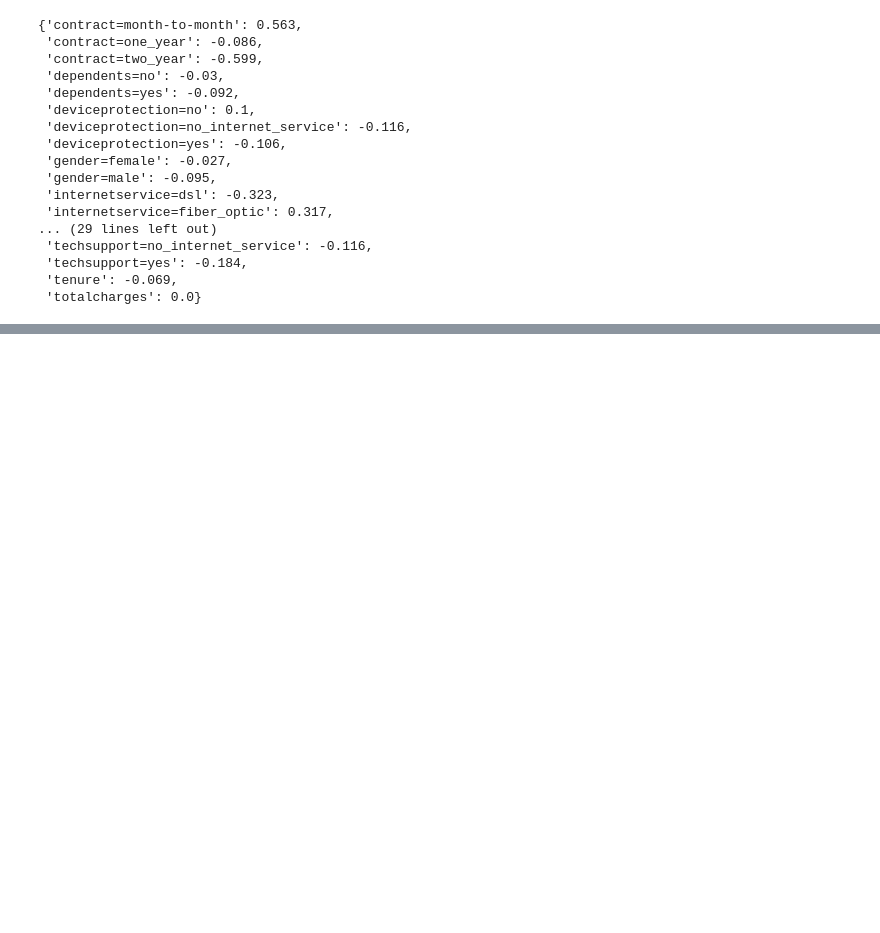
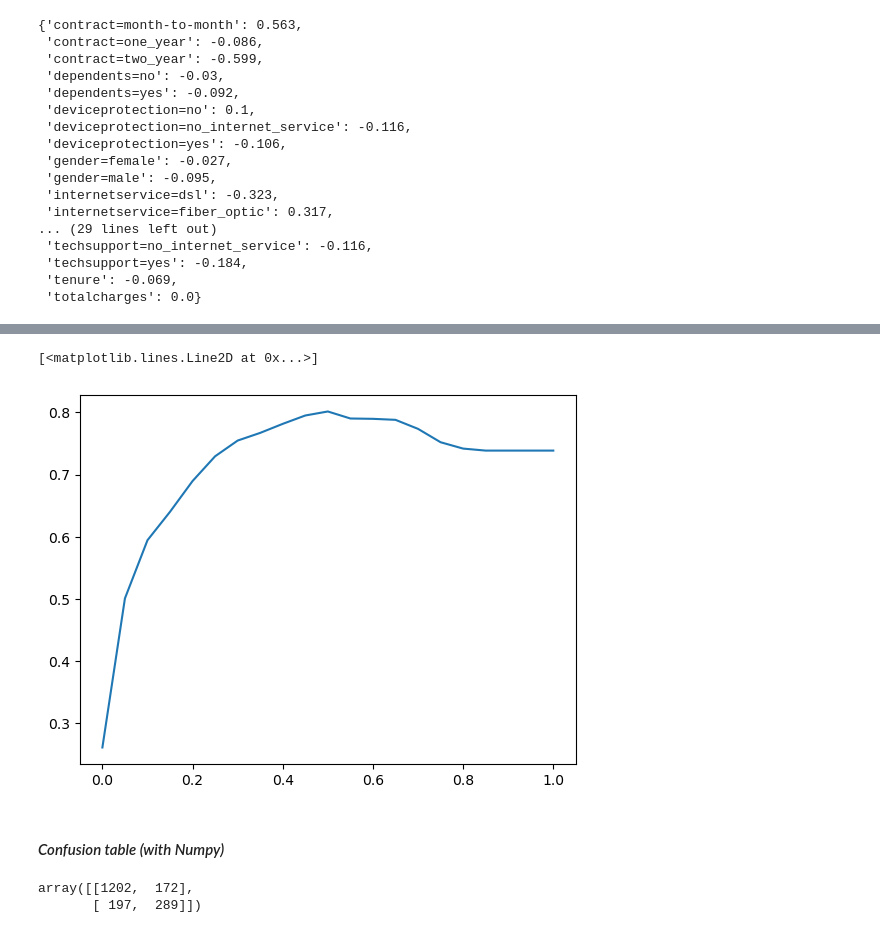
Before and after one commit to said-cs/Telco-Customer-Churn, a Jupyter notebook: JupyterNotebook.ipynb, the cells around one changed output, grey strips where cells are left out. Cells and saved outputs as stored; diff of their text form; code cells hidden in the pictures; blank space fills up the shorter version.

```diff
--- a/JupyterNotebook.ipynb
+++ b/JupyterNotebook.ipynb
@@ -513,0 +585,7 @@ dict(zip(dv.get_feature_names(), model.coef_[0].round(3)))
+# %%
+# Get the predictions from the model
+y_pred = model.predict_proba(X_val)[:, 1]
+# Make "hard" predictions
+churn = y_pred >= 0.5
+# Compute the accuracy
+(churn == y_val).mean()
@@ -513,0 +594,11 @@ dict(zip(dv.get_feature_names(), model.coef_[0].round(3)))
+# %%
+# Create an array with different thresholds
+thresholds = np.linspace(0, 1, 11)
+
+# Loop over each threshold value
+for t in thresholds:
+    # Use the accuracy_score function from scikit-learn for computing accuracy
+    churn = y_pred >= t
+    acc = accuracy_score(y_val, churn)
+    # Print the thresholds and the accuracy values to standard output
+    print("{:.2f} {:.3f}".format(t, acc))
@@ -513,0 +617,17 @@ dict(zip(dv.get_feature_names(), model.coef_[0].round(3)))
+# %%
+# Create different threshold values
+thresholds = np.linspace(0, 1, 21)
+# Create an empty list to hold the accuraccy values
+accuracies = []
+for t in thresholds:
+    # Calculate the accuracy for a given threshold
+    acc = accuracy_score(y_val, y_pred >= t)
+    # Record the accuracy for this threshold
+    accuracies.append(acc)
+# Plot the values
+plt.plot(thresholds, accuracies)
+# %% [output]
+[<matplotlib.lines.Line2D at 0x...>]
+[figure, added]
+# %% [markdown]
+#### _Confusion table (with Numpy)_
@@ -513,0 +653,9 @@ dict(zip(dv.get_feature_names(), model.coef_[0].round(3)))
+# %%
+confusion_table = np.array(
+    [[true_negative, false_positive],
+    [false_negative, true_positive]]
+)
+confusion_table
+# %% [output]
+array([[1202,  172],
+       [ 197,  289]])
```
Also changed, not shown: parts of 27 cells of this notebook.
